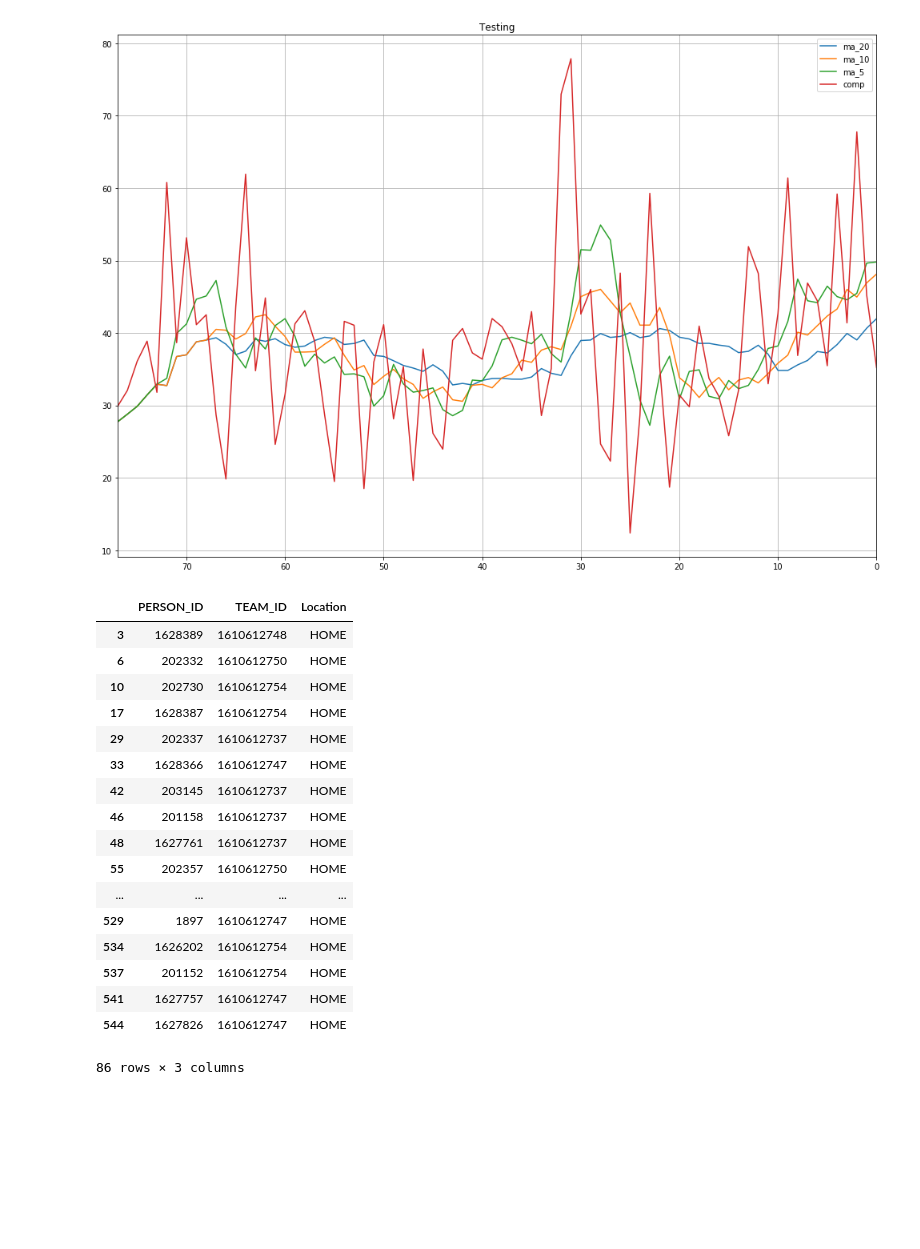
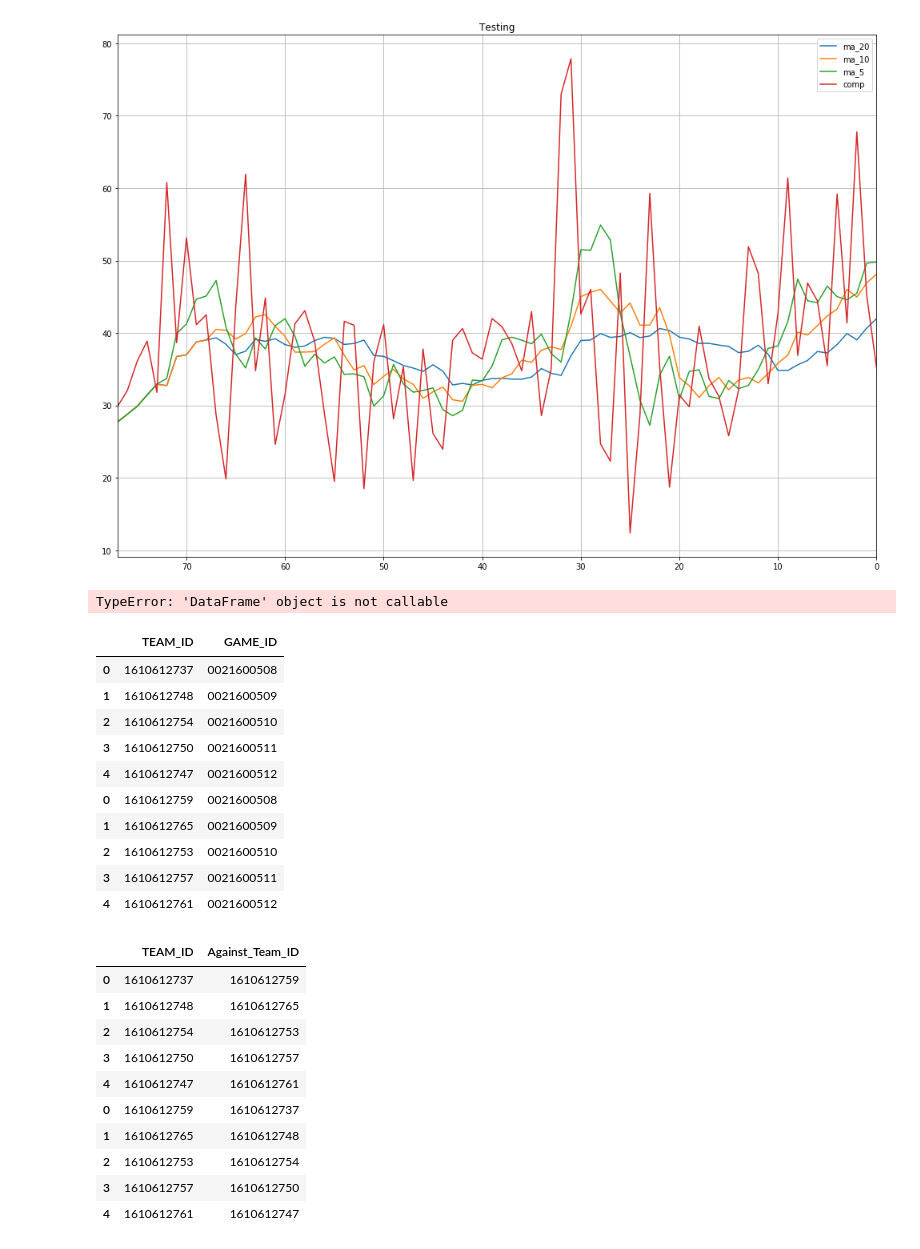
Before and after one commit to wonderui/Hoop_Fantasy, a Jupyter notebook: functions_test.ipynb, the cells around one changed output. Cells and saved outputs as stored; diff of their text form; code cells hidden in the pictures; blank space fills up the shorter version.

```diff
--- a/functions_test.ipynb
+++ b/functions_test.ipynb
@@ -319,24 +321,38 @@ all_players = nba_py.player.PlayerList(season = '2017-18').info()
 # %%
 home_team_player = all_players[all_players['TEAM_ID'].isin(games['HOME_TEAM_ID'])][['PERSON_ID', 'TEAM_ID']]
 home_team_player['Location'] = 'HOME'
-home_team_player['Game_ID'] = games[games['HOME_TEAM_ID'] == ]
-home_team_player
 # %% [output]
-|  | PERSON_ID | TEAM_ID | Location |
-| 3 | 1628389 | 1610612748 | HOME |
-| 6 | 202332 | 1610612750 | HOME |
-| 10 | 202730 | 1610612754 | HOME |
-| 17 | 1628387 | 1610612754 | HOME |
-| 29 | 202337 | 1610612737 | HOME |
-| 33 | 1628366 | 1610612747 | HOME |
-| 42 | 203145 | 1610612737 | HOME |
-| 46 | 201158 | 1610612737 | HOME |
-| 48 | 1627761 | 1610612737 | HOME |
-| 55 | 202357 | 1610612750 | HOME |
-| ... | ... | ... | ... |
-| 529 | 1897 | 1610612747 | HOME |
-| 534 | 1626202 | 1610612754 | HOME |
-| 537 | 201152 | 1610612754 | HOME |
-| 541 | 1627757 | 1610612747 | HOME |
-| 544 | 1627826 | 1610612747 | HOME |
-86 rows × 3 columns
+TypeError: 'DataFrame' object is not callable
+# %%
+game_team = pd.concat([games[['HOME_TEAM_ID', 'GAME_ID']].rename(columns = {'HOME_TEAM_ID': 'TEAM_ID'}),
+                       games[['VISITOR_TEAM_ID', 'GAME_ID']].rename(columns = {'VISITOR_TEAM_ID': 'TEAM_ID'})])
+game_team
+# %% [output]
+|  | TEAM_ID | GAME_ID |
+| 0 | 1610612737 | 0021600508 |
+| 1 | 1610612748 | 0021600509 |
+| 2 | 1610612754 | 0021600510 |
+| 3 | 1610612750 | 0021600511 |
+| 4 | 1610612747 | 0021600512 |
+| 0 | 1610612759 | 0021600508 |
+| 1 | 1610612765 | 0021600509 |
+| 2 | 1610612753 | 0021600510 |
+| 3 | 1610612757 | 0021600511 |
+| 4 | 1610612761 | 0021600512 |
+# %%
+team_team = pd.concat([games[['HOME_TEAM_ID', 'VISITOR_TEAM_ID']].rename(columns = {'HOME_TEAM_ID': 'TEAM_ID', 'VISITOR_TEAM_ID': 'Against_Team_ID'}),
+                       games[['VISITOR_TEAM_ID', 'HOME_TEAM_ID']].rename(columns = {'VISITOR_TEAM_ID': 'TEAM_ID', 'HOME_TEAM_ID': 'Against_Team_ID'})])
+
+team_team
+# %% [output]
+|  | TEAM_ID | Against_Team_ID |
+| 0 | 1610612737 | 1610612759 |
+| 1 | 1610612748 | 1610612765 |
+| 2 | 1610612754 | 1610612753 |
+| 3 | 1610612750 | 1610612757 |
+| 4 | 1610612747 | 1610612761 |
+| 0 | 1610612759 | 1610612737 |
+| 1 | 1610612765 | 1610612748 |
+| 2 | 1610612753 | 1610612754 |
+| 3 | 1610612757 | 1610612750 |
+| 4 | 1610612761 | 1610612747 |
```
Also changed, not shown: parts of 2 cells of this notebook, 1 other file.
